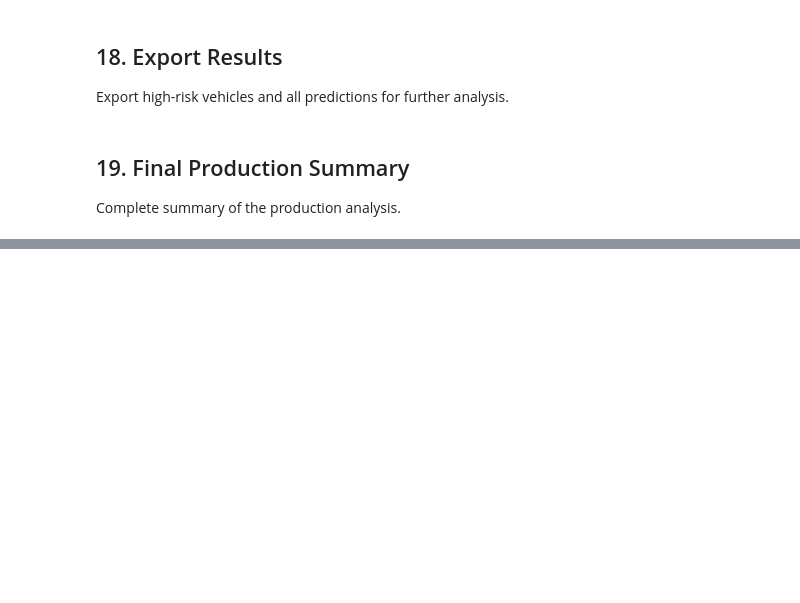
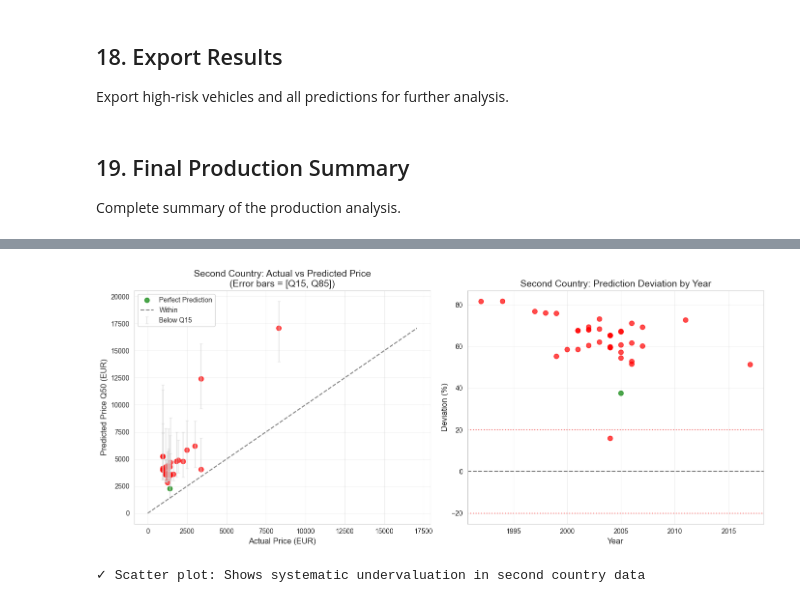
Before and after one commit to brunothefirst/car_price_prediction, a Jupyter notebook: notebooks/06_lean_model_training.ipynb, the cells around one changed output, grey strips where cells are left out. Cells and saved outputs as stored; diff of their text form; code cells hidden in the pictures; blank space fills up the shorter version.

```diff
--- a/notebooks/06_lean_model_training.ipynb
+++ b/notebooks/06_lean_model_training.ipynb
@@ -2345,0 +2340,18 @@ print("\n" + "=" * 70)
+# %%
+# %% Load Second Country Data
+print("=" * 70)
+print("PART 3: LOADING SECOND COUNTRY DATASET")
+print("=" * 70)
+
+# Path to the second country's Excel file
+country2_path = '/Users/brunobrumbrum/Downloads/Extraction_Jeu_données_Test_Vehicules (2).xlsx'
+
+# Load the data
+df_country2_raw = pl.read_excel(country2_path)
+
+print(f"✓ Loaded {len(df_country2_raw):,} vehicles from second country dataset")
+print(f"\nColumns available:")
+for col in df_country2_raw.columns:
+    print(f"  - {col}")
+
+df_country2_raw.head(5)
@@ -2345,0 +2761,58 @@ print("\n" + "=" * 70)
+# %%
+# %% Scatter Plot: Actual vs Predicted (Second Country)
+import matplotlib.pyplot as plt
+
+fig, axes = plt.subplots(1, 2, figsize=(14, 6))
+
+# Left plot: Actual vs Predicted Q50 with confidence interval
+ax1 = axes[0]
+
+# Get data
+actual_c2 = df_results_c2['actual_price_eur'].to_numpy()
+pred_q50_c2 = df_results_c2['predicted_q50_eur'].to_numpy()
+pred_q15_c2 = df_results_c2['predicted_q15_eur'].to_numpy()
+pred_q85_c2 = df_results_c2['predicted_q85_eur'].to_numpy()
+coverage_c2_arr = df_results_c2['coverage'].to_numpy()
+
+# Color by coverage
+colors_c2 = ['green' if c == 'within' else 'red' if c == 'below' else 'blue' for c in coverage_c2_arr]
+
+# Error bars (clip to avoid negative values)
+lower_err_c2 = np.maximum(0, pred_q50_c2 - pred_q15_c2)
+upper_err_c2 = np.maximum(0, pred_q85_c2 - pred_q50_c2)
+
+ax1.errorbar(actual_c2, pred_q50_c2, yerr=[lower_err_c2, upper_err_c2],
+             fmt='none', ecolor='lightgray', alpha=0.5, capsize=2)
+ax1.scatter(actual_c2, pred_q50_c2, c=colors_c2, alpha=0.7, s=50)
+
+# Perfect prediction line
+max_val_c2 = max(actual_c2.max(), pred_q50_c2.max())
+ax1.plot([0, max_val_c2], [0, max_val_c2], 'k--', alpha=0.5, label='Perfect Prediction')
+
+ax1.set_xlabel('Actual Price (EUR)', fontsize=12)
+ax1.set_ylabel('Predicted Price Q50 (EUR)', fontsize=12)
+ax1.set_title('Second Country: Actual vs Predicted Price\n(Error bars = [Q15, Q85])', fontsize=14)
+ax1.legend(['Perfect Prediction', 'Within', 'Below Q15', 'Above Q85'], loc='upper left')
+ax1.grid(True, alpha=0.3)
+
+# Right plot: Residuals
+ax2 = axes[1]
+deviations_c2 = df_results_c2['deviation_pct'].to_numpy()
+years_c2 = df_results_c2['year'].to_numpy()
+
+scatter2 = ax2.scatter(years_c2, deviations_c2, c=colors_c2, alpha=0.7, s=50)
+ax2.axhline(y=0, color='black', linestyle='--', alpha=0.5)
+ax2.axhline(y=-20, color='red', linestyle=':', alpha=0.5, label='-20% threshold')
+ax2.axhline(y=20, color='red', linestyle=':', alpha=0.5, label='+20% threshold')
+ax2.set_xlabel('Year', fontsize=12)
+ax2.set_ylabel('Deviation (%)', fontsize=12)
+ax2.set_title('Second Country: Prediction Deviation by Year', fontsize=14)
+ax2.grid(True, alpha=0.3)
+
+plt.tight_layout()
+plt.show()
+
+print(f"\n✓ Scatter plot: Shows systematic undervaluation in second country data")
+# %% [output]
+[figure, added]
+✓ Scatter plot: Shows systematic undervaluation in second country data
```
Also changed, not shown: parts of 19 cells of this notebook.
